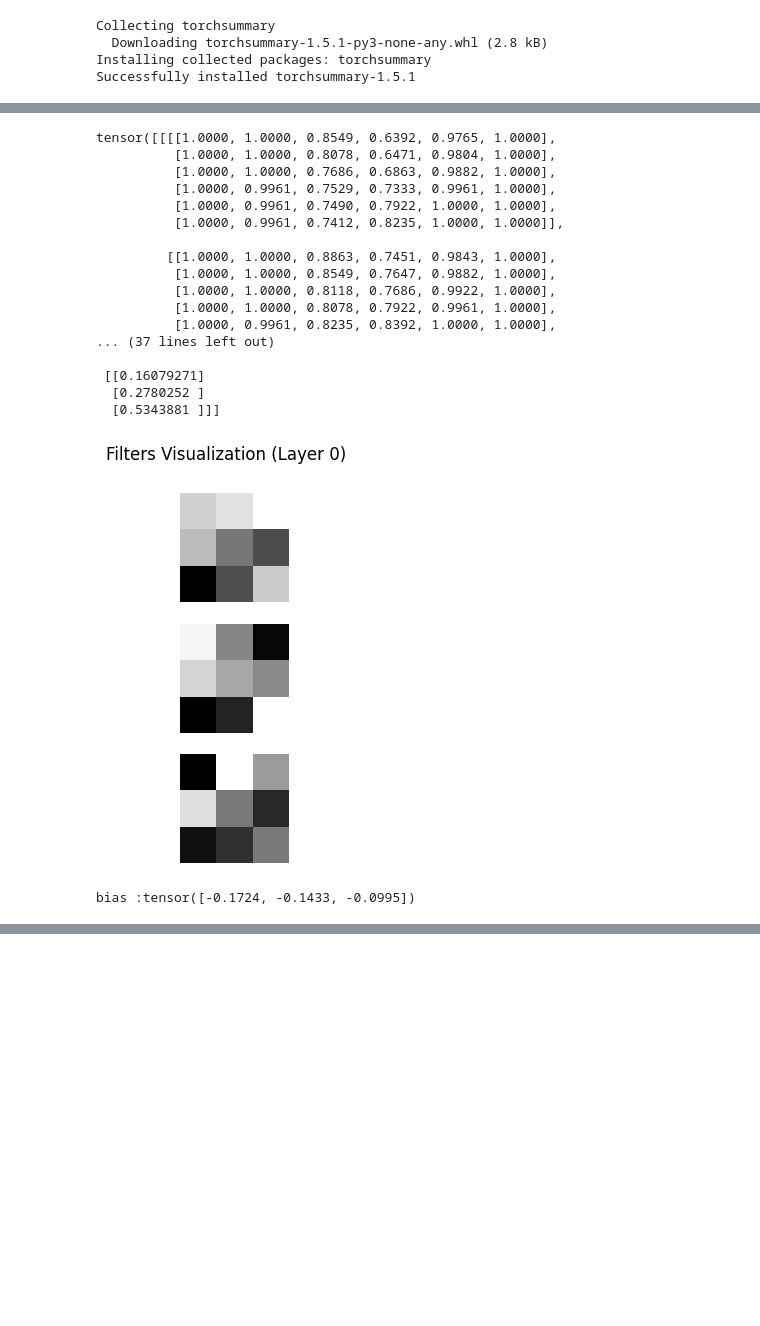
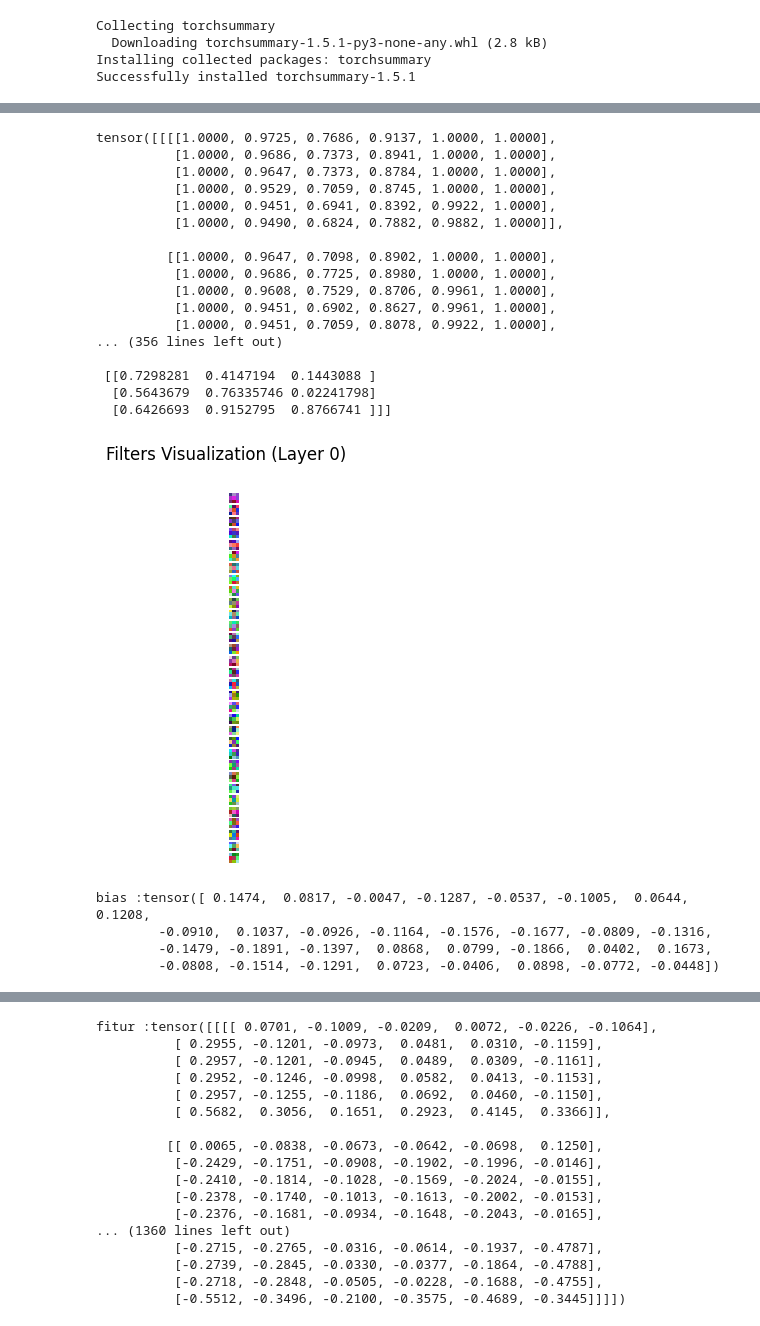
Before and after one commit to januar-png/earlystop, a Jupyter notebook: rice-leaf-clasification.ipynb, the cells around one changed output, grey strips where cells are left out. Saved outputs shown, nothing was run; the diff lists cells and outputs as text; code cells hidden in the pictures; blank space fills up the shorter version.

```diff
--- a/rice-leaf-clasification.ipynb
+++ b/rice-leaf-clasification.ipynb
@@ -67,6 +75,9 @@ class CNNpenyakitPadi(nn.Module):
             ConvBlock(32, 64),
             nn.MaxPool2d(2,2),
 
+            ConvBlock(64, 64),
+            nn.MaxPool2d(2,2),
+
             ConvBlock(64, 128),
             nn.MaxPool2d(2,2),
 
@@ -75,6 +86,10 @@ class CNNpenyakitPadi(nn.Module):
 
             ConvBlock(128, 512),
             nn.MaxPool2d(2,2),
+
+            ConvBlock(512, 512),
+            nn.MaxPool2d(2,2),
+
 
         )
         self.flatten = nn.Flatten()
@@ -87,7 +102,6 @@ class CNNpenyakitPadi(nn.Module):
 
     def forward(self, x):
         x = self.feature(x)
-        x = self.avgpool(x)
         x = self.flatten(x)
         x = self.classifier(x)
         return x
@@ -153,7 +167,7 @@ def fit(train_set, trainloader, val_set, valloader, model, criterion, optimizer,
 device = torch.device("cuda" if torch.cuda.is_available() else "cpu")
 model = CNNpenyakitPadi(output_size = len(train_set.classes)).to(device)
 criterion = nn.CrossEntropyLoss()
-optimizer = optim.Adam(model.parameters(), lr=0.0001)
+optimizer = optim.Adam(model.parameters(), lr=1e-6)
 early_stop = Earlystop(model, outdir="model", early_stop_patience=2)
 epoch = 100
 # %%
@@ -277,5 +286,3 @@ epoch = 30
-# %%
-fit(train_set, trainloader, test_set, testloader, model, criterion, optimizer, device, early_stop, epoch)
 # %%
 import torch
 import torch.nn as nn
@@ -320,7 +321,7 @@ img_tensor = img_tensor.cuda()
 
 output = model(img_tensor)
 # %%
-for name in activation_names:
+for name in activation1:
     folder_path = os.path.join('custom_1', name)
     file = name
 
@@ -415,48 +416,51 @@ def visualize_relu(model, layer_idx, input_image):
         ax.axis('off')
         print(f"relu :{relu_activations}")
 
     plt.show()
 
 output_size = 10
 model = CNNpenyakitPadi(output_size)
 
 transform = transforms.Compose([
     transforms.Resize((6,6)),
     transforms.ToTensor()
 ])
 
-image_path = '/kaggle/input/dataset-rice-leaf/RiceLeafsDisease/test/brown_spot/brown_val (53).jpg'
+image_path = '/kaggle/input/rice-desease/datapadi/test/brown_spot/brown_val (50).jpg'
 input_image = Image.open(image_path)
 input_image = transform(input_image).unsqueeze(0)
 
 
 print(input_image)
 
 
 visualize_filters(model, 0)
 
 visualize_bias(model, 0)
 
 visualize_feature_maps(model, 0, input_image)
 
 visualize_relu(model, 0, input_image)
 # %% [output]
-tensor([[[[1.0000, 1.0000, 0.8549, 0.6392, 0.9765, 1.0000],
-          [1.0000, 1.0000, 0.8078, 0.6471, 0.9804, 1.0000],
-          [1.0000, 1.0000, 0.7686, 0.6863, 0.9882, 1.0000],
-          [1.0000, 0.9961, 0.7529, 0.7333, 0.9961, 1.0000],
-          [1.0000, 0.9961, 0.7490, 0.7922, 1.0000, 1.0000],
-          [1.0000, 0.9961, 0.7412, 0.8235, 1.0000, 1.0000]],
+tensor([[[[1.0000, 0.9725, 0.7686, 0.9137, 1.0000, 1.0000],
+          [1.0000, 0.9686, 0.7373, 0.8941, 1.0000, 1.0000],
+          [1.0000, 0.9647, 0.7373, 0.8784, 1.0000, 1.0000],
+          [1.0000, 0.9529, 0.7059, 0.8745, 1.0000, 1.0000],
+          [1.0000, 0.9451, 0.6941, 0.8392, 0.9922, 1.0000],
+          [1.0000, 0.9490, 0.6824, 0.7882, 0.9882, 1.0000]],
 
-         [[1.0000, 1.0000, 0.8863, 0.7451, 0.9843, 1.0000],
-          [1.0000, 1.0000, 0.8549, 0.7647, 0.9882, 1.0000],
-          [1.0000, 1.0000, 0.8118, 0.7686, 0.9922, 1.0000],
-          [1.0000, 1.0000, 0.8078, 0.7922, 0.9961, 1.0000],
-          [1.0000, 0.9961, 0.8235, 0.8392, 1.0000, 1.0000],
-... (37 lines left out)
+         [[1.0000, 0.9647, 0.7098, 0.8902, 1.0000, 1.0000],
+          [1.0000, 0.9686, 0.7725, 0.8980, 1.0000, 1.0000],
+          [1.0000, 0.9608, 0.7529, 0.8706, 0.9961, 1.0000],
+          [1.0000, 0.9451, 0.6902, 0.8627, 0.9961, 1.0000],
+          [1.0000, 0.9451, 0.7059, 0.8078, 0.9922, 1.0000],
+... (356 lines left out)
 
- [[0.16079271]
-  [0.2780252 ]
-  [0.5343881 ]]]
+ [[0.7298281  0.4147194  0.1443088 ]
+  [0.5643679  0.76335746 0.02241798]
+  [0.6426693  0.9152795  0.8766741 ]]]
-[figure, old version]
+[figure, new version]
-bias :tensor([-0.1724, -0.1433, -0.0995])
+bias :tensor([ 0.1474,  0.0817, -0.0047, -0.1287, -0.0537, -0.1005,  0.0644,  0.1208,
+        -0.0910,  0.1037, -0.0926, -0.1164, -0.1576, -0.1677, -0.0809, -0.1316,
+        -0.1479, -0.1891, -0.1397,  0.0868,  0.0799, -0.1866,  0.0402,  0.1673,
+        -0.0808, -0.1514, -0.1291,  0.0723, -0.0406,  0.0898, -0.0772, -0.0448])
@@ -462,0 +468,17 @@ bias :tensor([-0.1724, -0.1433, -0.0995])
+fitur :tensor([[[[ 0.0701, -0.1009, -0.0209,  0.0072, -0.0226, -0.1064],
+          [ 0.2955, -0.1201, -0.0973,  0.0481,  0.0310, -0.1159],
+          [ 0.2957, -0.1201, -0.0945,  0.0489,  0.0309, -0.1161],
+          [ 0.2952, -0.1246, -0.0998,  0.0582,  0.0413, -0.1153],
+          [ 0.2957, -0.1255, -0.1186,  0.0692,  0.0460, -0.1150],
+          [ 0.5682,  0.3056,  0.1651,  0.2923,  0.4145,  0.3366]],
+
+         [[ 0.0065, -0.0838, -0.0673, -0.0642, -0.0698,  0.1250],
+          [-0.2429, -0.1751, -0.0908, -0.1902, -0.1996, -0.0146],
+          [-0.2410, -0.1814, -0.1028, -0.1569, -0.2024, -0.0155],
+          [-0.2378, -0.1740, -0.1013, -0.1613, -0.2002, -0.0153],
+          [-0.2376, -0.1681, -0.0934, -0.1648, -0.2043, -0.0165],
+... (1360 lines left out)
+          [-0.2715, -0.2765, -0.0316, -0.0614, -0.1937, -0.4787],
+          [-0.2739, -0.2845, -0.0330, -0.0377, -0.1864, -0.4788],
+          [-0.2718, -0.2848, -0.0505, -0.0228, -0.1688, -0.4755],
+          [-0.5512, -0.3496, -0.2100, -0.3575, -0.4689, -0.3445]]]])
```
Also changed, not shown: parts of 15 cells of this notebook.
